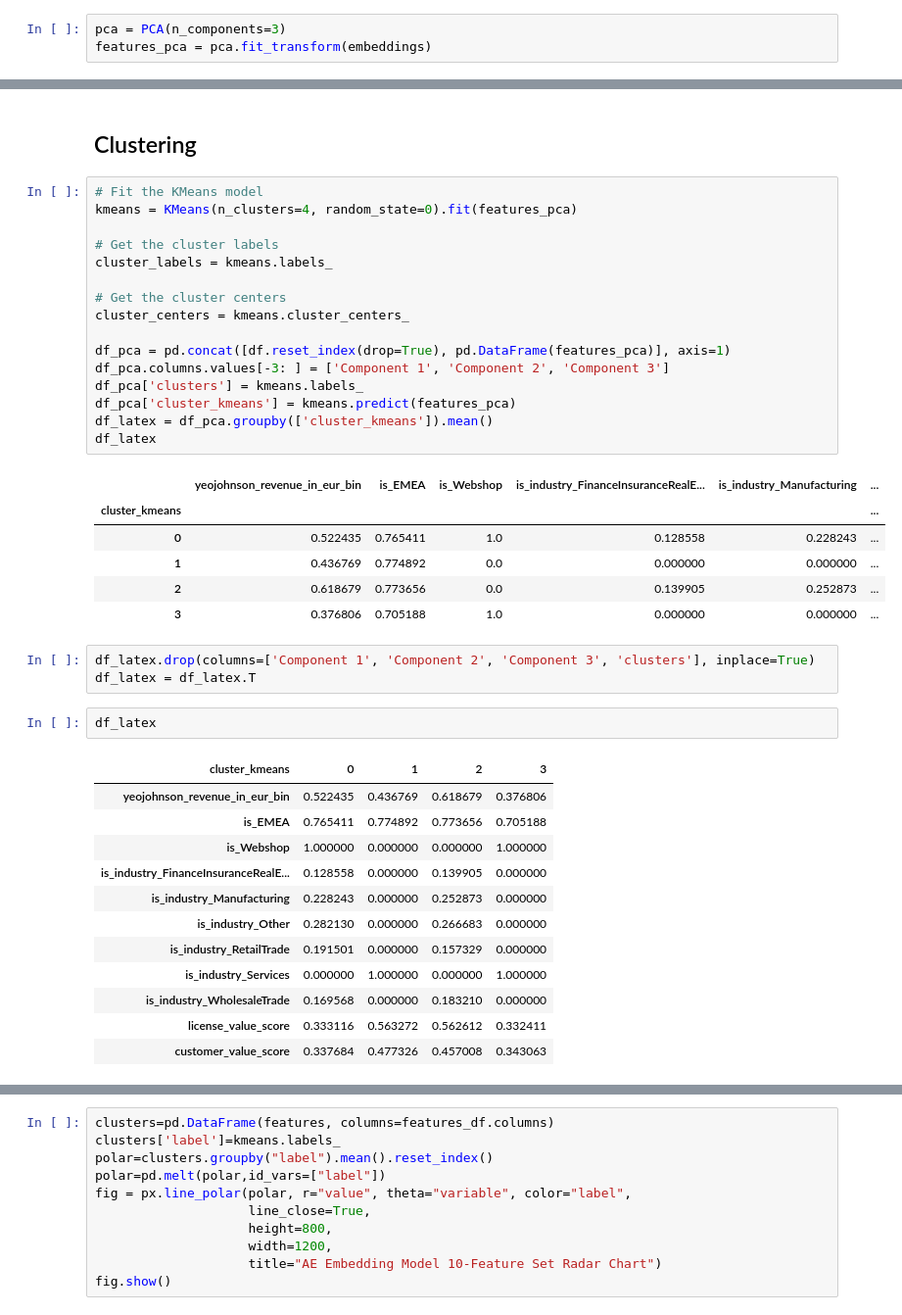
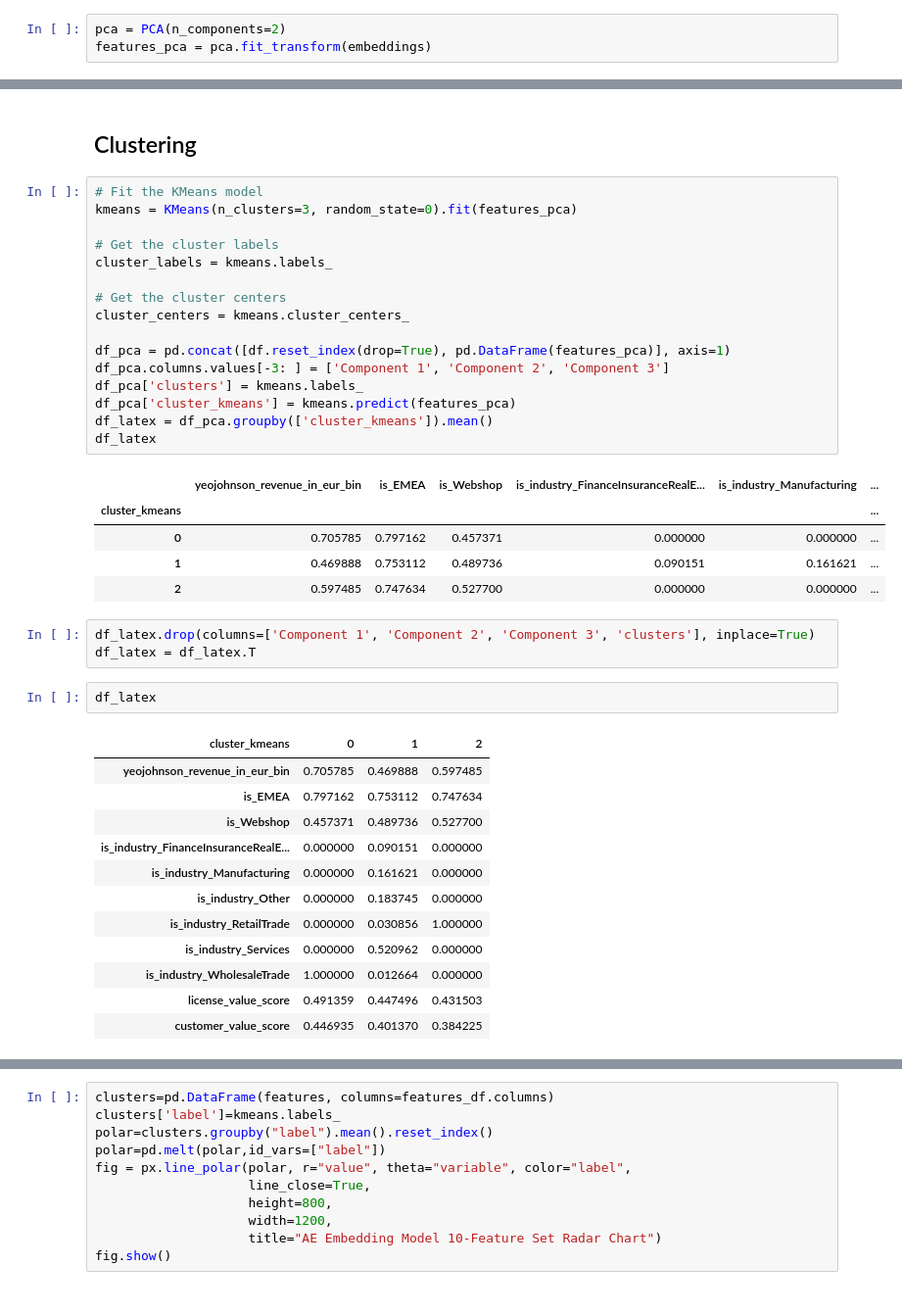
Before and after one commit to Magolizen34/cvs-transformers, a Jupyter notebook: notebooks/10ft_embeddings_model.ipynb, the cells around one changed output, grey strips where cells are left out. Shown at 98% size. Cells and saved outputs as stored; diff of their text form.

```diff
--- a/notebooks/10ft_embeddings_model.ipynb
+++ b/notebooks/10ft_embeddings_model.ipynb
@@ -216,5 +216,5 @@ Number of components explaining at least 80% variance: 4
 # %%
-pca = PCA(n_components=3)
+pca = PCA(n_components=2)
 features_pca = pca.fit_transform(embeddings)
 # %% [markdown]
 ## Determine the number of clusters(k)
@@ -261,45 +261,44 @@ plt.show()
 ## Clustering
 # %%
 # Fit the KMeans model
-kmeans = KMeans(n_clusters=4, random_state=0).fit(features_pca)
+kmeans = KMeans(n_clusters=3, random_state=0).fit(features_pca)
 
 # Get the cluster labels
 cluster_labels = kmeans.labels_
 
 # Get the cluster centers
 cluster_centers = kmeans.cluster_centers_
 
 df_pca = pd.concat([df.reset_index(drop=True), pd.DataFrame(features_pca)], axis=1)
 df_pca.columns.values[-3: ] = ['Component 1', 'Component 2', 'Component 3']
 df_pca['clusters'] = kmeans.labels_
 df_pca['cluster_kmeans'] = kmeans.predict(features_pca)
 df_latex = df_pca.groupby(['cluster_kmeans']).mean()
 df_latex
 # %% [output]
 |  | yeojohnson_revenue_in_eur_bin | is_EMEA | is_Webshop | is_industry_FinanceInsuranceRealE... | is_industry_Manufacturing | ... |
 | cluster_kmeans |  |  |  |  |  | ... |
-| 0 | 0.522435 | 0.765411 | 1.0 | 0.128558 | 0.228243 | ... |
-| 1 | 0.436769 | 0.774892 | 0.0 | 0.000000 | 0.000000 | ... |
-| 2 | 0.618679 | 0.773656 | 0.0 | 0.139905 | 0.252873 | ... |
-| 3 | 0.376806 | 0.705188 | 1.0 | 0.000000 | 0.000000 | ... |
+| 0 | 0.705785 | 0.797162 | 0.457371 | 0.000000 | 0.000000 | ... |
+| 1 | 0.469888 | 0.753112 | 0.489736 | 0.090151 | 0.161621 | ... |
+| 2 | 0.597485 | 0.747634 | 0.527700 | 0.000000 | 0.000000 | ... |
 # %%
 df_latex.drop(columns=['Component 1', 'Component 2', 'Component 3', 'clusters'], inplace=True)
 df_latex = df_latex.T
 # %%
 df_latex
 # %% [output]
-| cluster_kmeans | 0 | 1 | 2 | 3 |
-| yeojohnson_revenue_in_eur_bin | 0.522435 | 0.436769 | 0.618679 | 0.376806 |
-| is_EMEA | 0.765411 | 0.774892 | 0.773656 | 0.705188 |
-| is_Webshop | 1.000000 | 0.000000 | 0.000000 | 1.000000 |
-| is_industry_FinanceInsuranceRealE... | 0.128558 | 0.000000 | 0.139905 | 0.000000 |
-| is_industry_Manufacturing | 0.228243 | 0.000000 | 0.252873 | 0.000000 |
-| is_industry_Other | 0.282130 | 0.000000 | 0.266683 | 0.000000 |
-| is_industry_RetailTrade | 0.191501 | 0.000000 | 0.157329 | 0.000000 |
-| is_industry_Services | 0.000000 | 1.000000 | 0.000000 | 1.000000 |
-| is_industry_WholesaleTrade | 0.169568 | 0.000000 | 0.183210 | 0.000000 |
-| license_value_score | 0.333116 | 0.563272 | 0.562612 | 0.332411 |
-| customer_value_score | 0.337684 | 0.477326 | 0.457008 | 0.343063 |
+| cluster_kmeans | 0 | 1 | 2 |
+| yeojohnson_revenue_in_eur_bin | 0.705785 | 0.469888 | 0.597485 |
+| is_EMEA | 0.797162 | 0.753112 | 0.747634 |
+| is_Webshop | 0.457371 | 0.489736 | 0.527700 |
+| is_industry_FinanceInsuranceRealE... | 0.000000 | 0.090151 | 0.000000 |
+| is_industry_Manufacturing | 0.000000 | 0.161621 | 0.000000 |
+| is_industry_Other | 0.000000 | 0.183745 | 0.000000 |
+| is_industry_RetailTrade | 0.000000 | 0.030856 | 1.000000 |
+| is_industry_Services | 0.000000 | 0.520962 | 0.000000 |
+| is_industry_WholesaleTrade | 1.000000 | 0.012664 | 0.000000 |
+| license_value_score | 0.491359 | 0.447496 | 0.431503 |
+| customer_value_score | 0.446935 | 0.401370 | 0.384225 |
 # %%
 latex_table = df_latex.to_latex(
     index=False,  # To not include the DataFrame index as a column in the table
```
Also changed, not shown: parts of 12 cells of this notebook, 3 other files.
